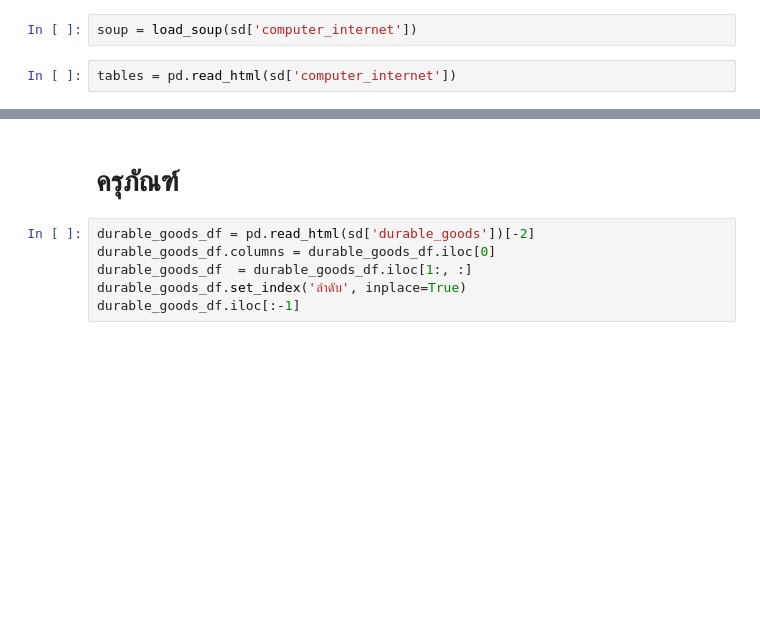
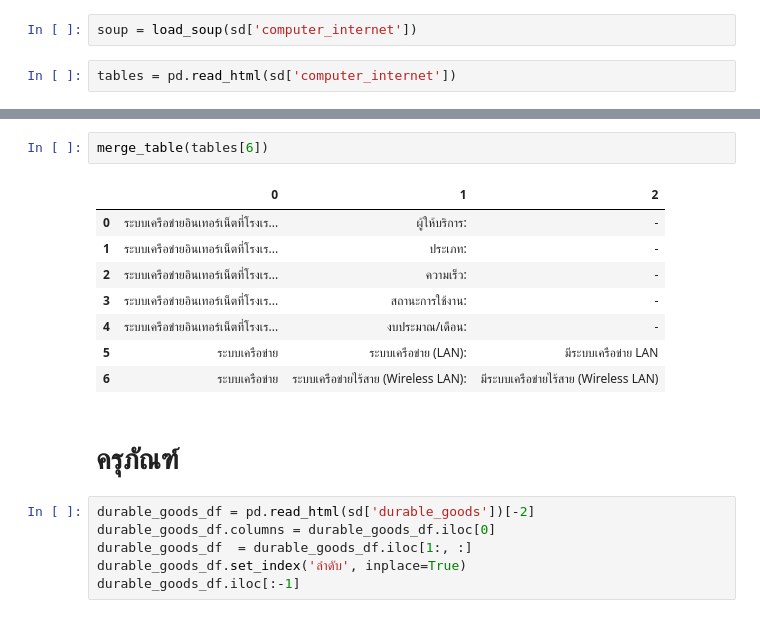
Before and after one commit to wevisdemo/open-school-data, a Jupyter notebook: school_data_scraper.ipynb, the cells around one changed output, grey strips where cells are left out. Saved outputs shown, nothing was run; the diff lists cells and outputs as text; blank space fills up the shorter version.

```diff
--- a/school_data_scraper.ipynb
+++ b/school_data_scraper.ipynb
@@ -142,3 +226,14 @@ tables[6]
+# %%
+merge_table(tables[6])
+# %% [output]
+|  | 0 | 1 | 2 |
+| 0 | ระบบเครือข่ายอินเทอร์เน็ตที่โรงเร... | ผู้ให้บริการ: | - |
+| 1 | ระบบเครือข่ายอินเทอร์เน็ตที่โรงเร... | ประเภท: | - |
+| 2 | ระบบเครือข่ายอินเทอร์เน็ตที่โรงเร... | ความเร็ว: | - |
+| 3 | ระบบเครือข่ายอินเทอร์เน็ตที่โรงเร... | สถานะการใช้งาน: | - |
+| 4 | ระบบเครือข่ายอินเทอร์เน็ตที่โรงเร... | งบประมาณ/เดือน: | - |
+| 5 | ระบบเครือข่าย | ระบบเครือข่าย (LAN): | มีระบบเครือข่าย LAN |
+| 6 | ระบบเครือข่าย | ระบบเครือข่ายไร้สาย (Wireless LAN): | มีระบบเครือข่ายไร้สาย (Wireless LAN) |
 # %% [markdown]
 # ครุภัณฑ์
 # %%
```
Also changed, not shown: parts of 10 cells of this notebook, 53 other files.
